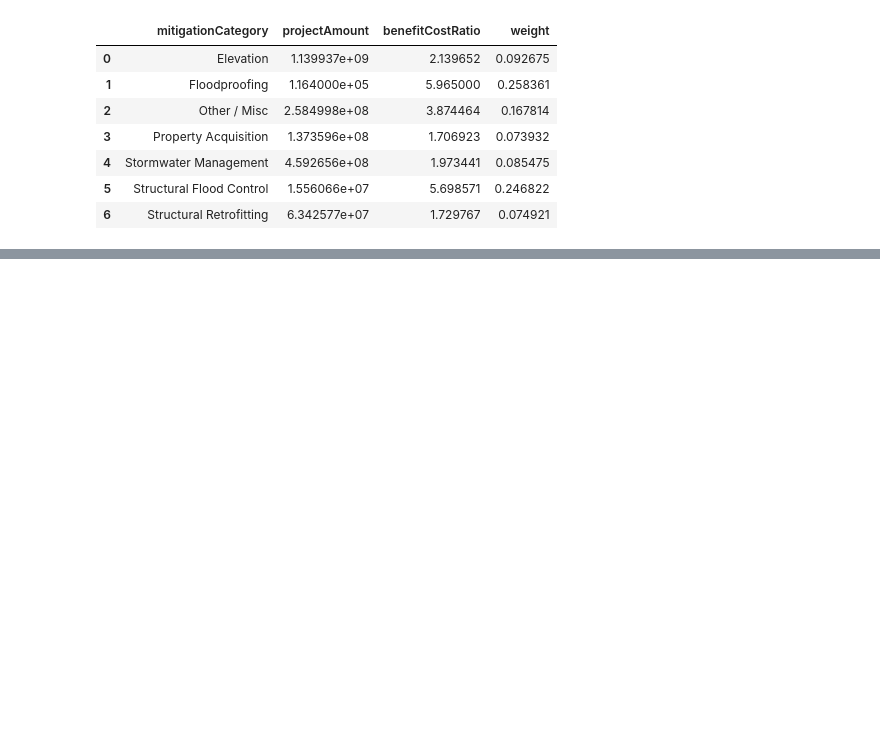
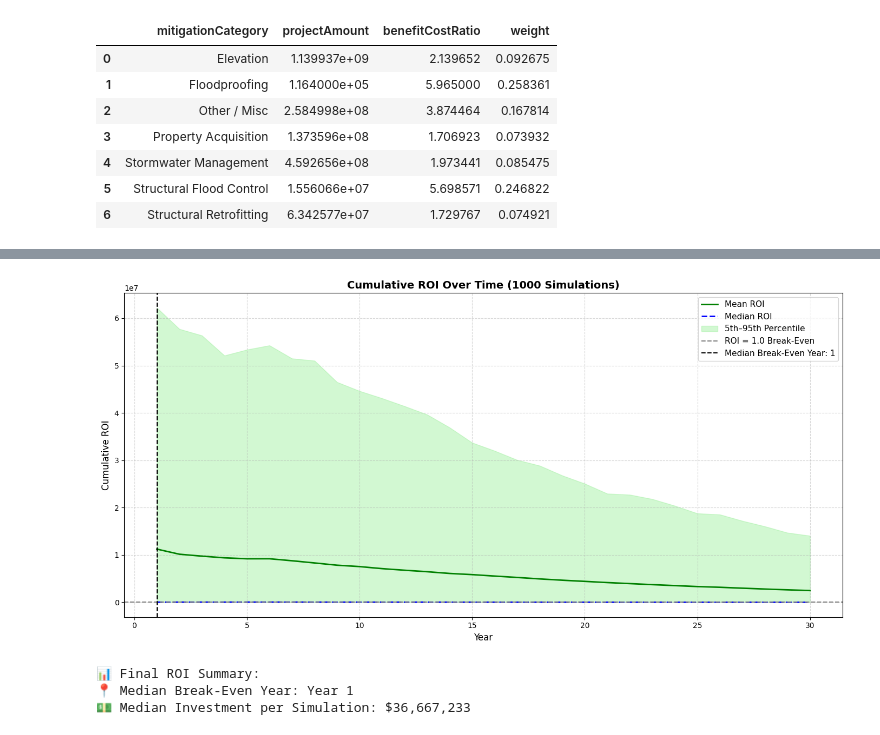
Before and after one commit to sarthakc123/Sarthak_Vinit_ClimateRiskMitigationMCSim, a Jupyter notebook: MCSim_ClimateRisk.ipynb, the cells around one changed output, grey strips where cells are left out. Saved outputs shown, nothing was run; the diff lists cells and outputs as text; code cells hidden in the pictures; blank space fills up the shorter version.

```diff
--- a/MCSim_ClimateRisk.ipynb
+++ b/MCSim_ClimateRisk.ipynb
@@ -380,0 +601,50 @@ Estimated Total Damage over 30 years with Mitigation: $107,510,921,426.14
+# %%
+# === FINAL ROI ANALYSIS CODE WITH MEAN, MEDIAN ROI, AND MEDIAN INVESTMENT ===
+
+import numpy as np
+import matplotlib.pyplot as plt
+
+# Step 1: Calculate cumulative ROI per simulation over time
+roi_time_series = cumulative_damage_avoided / cumulative_costs_matrix
+
+# Step 2: Median break-even year (first year when ROI ≥ 1.0)
+breakeven_years = np.argmax(roi_time_series >= 1.0, axis=1).astype(float) + 1
+breakeven_years[~roi_time_series.any(axis=1)] = np.nan
+median_breakeven_year = int(np.nanmedian(breakeven_years))
+
+# Step 3: Mean and median ROI across all simulations
+mean_roi = roi_time_series.mean(axis=0)
+median_roi = np.median(roi_time_series, axis=0)
+p5_roi = np.percentile(roi_time_series, 5, axis=0)
+p95_roi = np.percentile(roi_time_series, 95, axis=0)
+
+# Step 4: Median investment
+median_investment = np.median(mitigation_investments)
+
+# Step 5: Plot ROI chart
+x = np.arange(1, 31)
+plt.figure(figsize=(14, 7))
+plt.plot(x, mean_roi, label='Mean ROI', color='green', linewidth=2)
+plt.plot(x, median_roi, label='Median ROI', color='blue', linestyle='--', linewidth=2)
+plt.fill_between(x, p5_roi, p95_roi, color='lightgreen', alpha=0.4, label='5th–95th Percentile')
+plt.axhline(1.0, color='gray', linestyle='--', linewidth=1.5, label='ROI = 1.0 Break-Even')
+plt.axvline(median_breakeven_year, color='black', linestyle='--', linewidth=1.5, label=f'Median Break-Even Year: {median_breakeven_year}')
+
+# Style
+plt.title('Cumulative ROI Over Time (1000 Simulations)', fontsize=14, weight='bold')
+plt.xlabel('Year', fontsize=12)
+plt.ylabel('Cumulative ROI', fontsize=12)
+plt.grid(True, linestyle='--', alpha=0.5)
+plt.legend(fontsize=11)
+plt.tight_layout()
+plt.show()
+
+# Step 6: Print Key Summary Stats
+print("\n📊 Final ROI Summary:")
+print(f"📍 Median Break-Even Year: Year {median_breakeven_year}")
+print(f"💵 Median Investment per Simulation: ${median_investment:,.0f}")
+# %% [output]
+[figure, added]
+📊 Final ROI Summary:
+📍 Median Break-Even Year: Year 1
+💵 Median Investment per Simulation: $36,667,233
```
Also changed, not shown: parts of 17 cells of this notebook.
